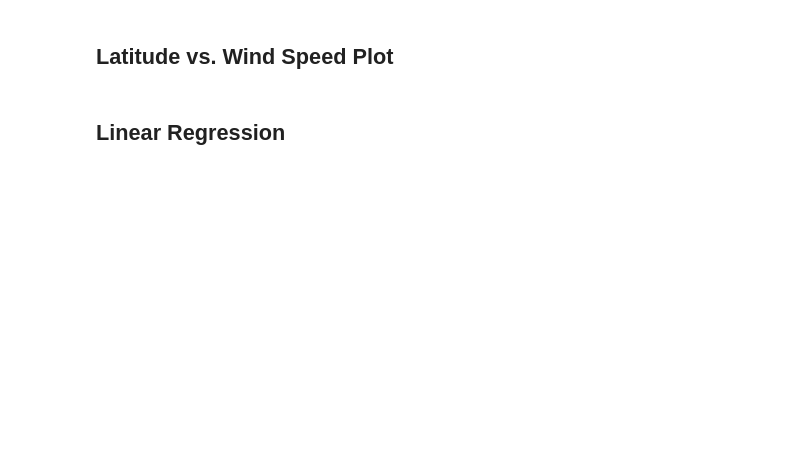
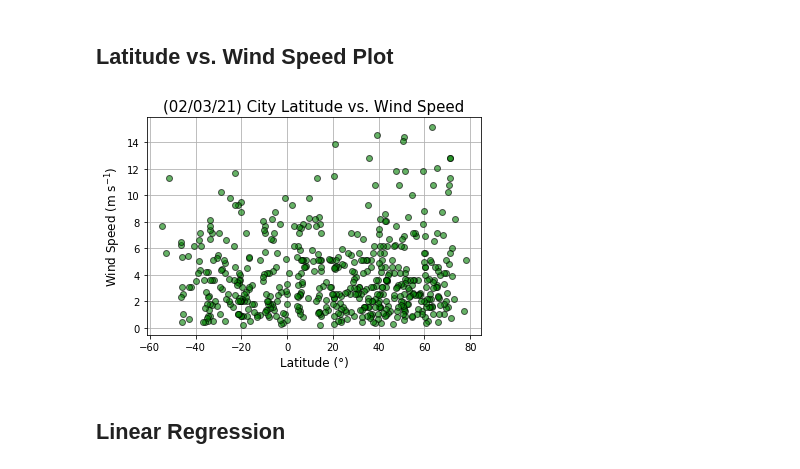
Before and after one commit to giadainnocenti/python-api-challenge, a Jupyter notebook: WeatherPy/WeatherPy.ipynb, the cells around one changed output. Cells and saved outputs as stored; diff of their text form; code cells hidden in the pictures; blank space fills up the shorter version.

```diff
--- a/WeatherPy/WeatherPy.ipynb
+++ b/WeatherPy/WeatherPy.ipynb
@@ -167,4 +246,10 @@ Skip this step if there are no cities that have humidity > 100%.
 # %% [markdown]
 ## Latitude vs. Wind Speed Plot
+# %%
+parameter = 'Wind Speed'
+figure_title = f'.\output_data\{parameter}.png'
+plot_latitude(x_values,clean_city_data[parameter],parameter+' (m s$^{-1}$)', plot_title+parameter, figure_title)
+# %% [output]
+[figure, added]
 # %% [markdown]
 ## Linear Regression
```
Also changed, not shown: parts of 25 cells of this notebook, 13 other files.
